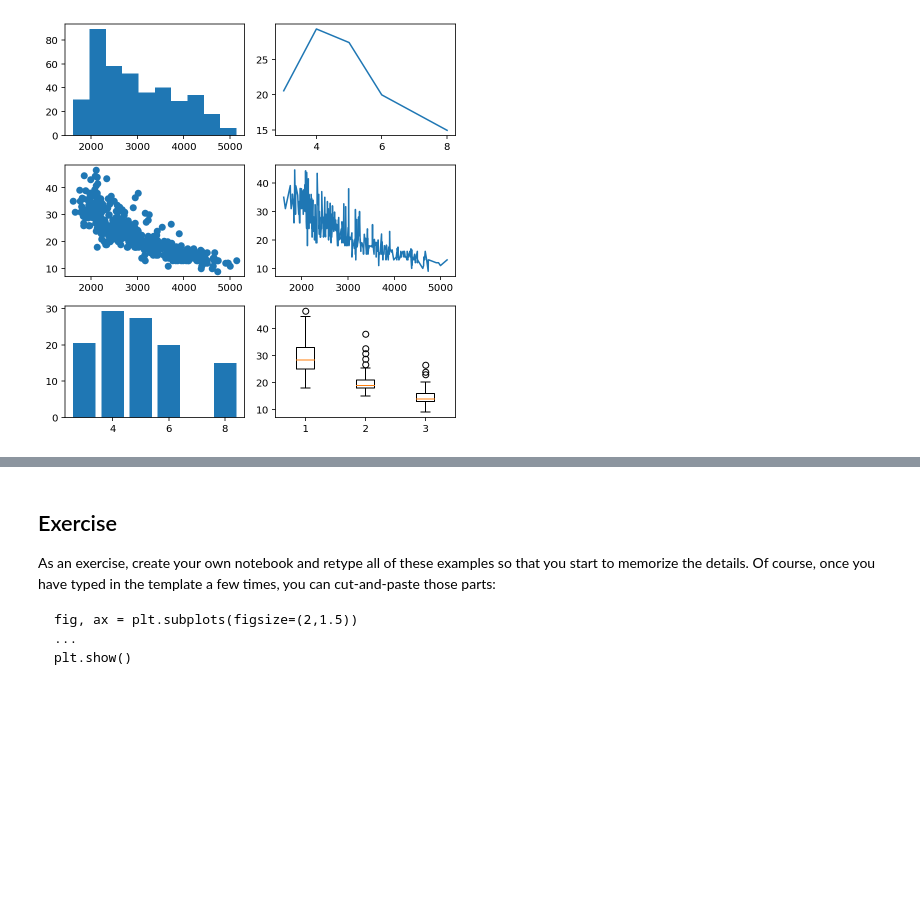
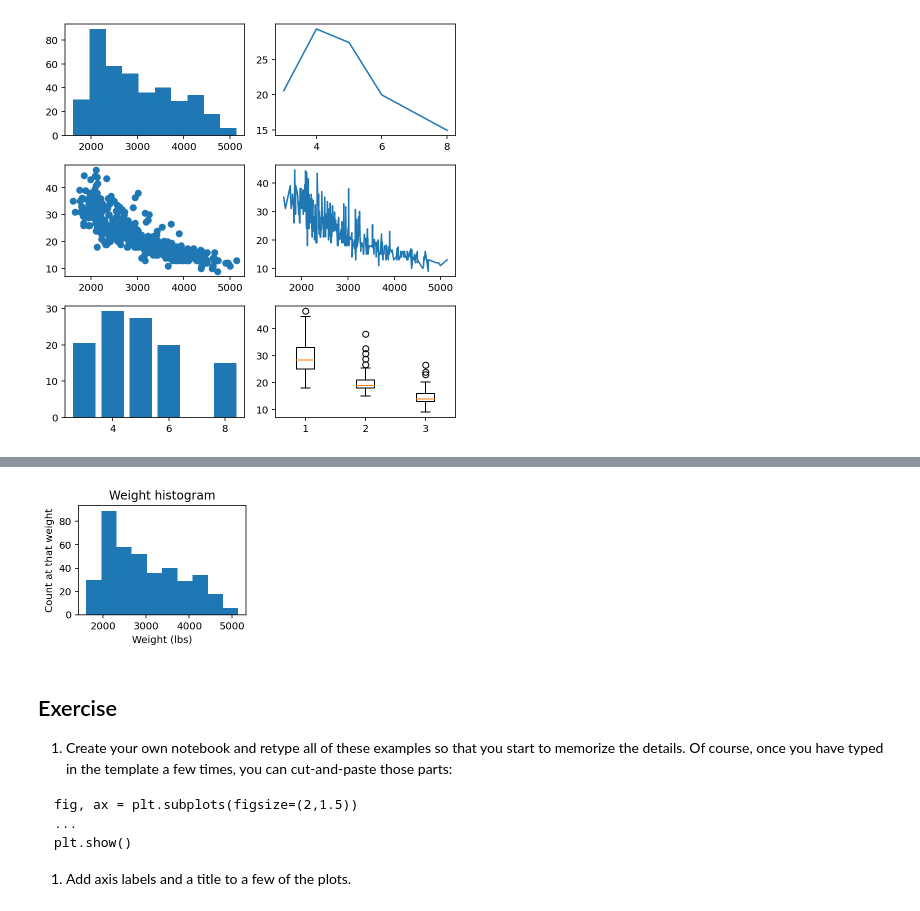
Before and after one commit to parrt/msds593, a Jupyter notebook: notebooks/matplotlib-cookbook.ipynb, the cells around one changed output, grey strips where cells are left out. Saved outputs shown, nothing was run; the diff lists cells and outputs as text; code cells hidden in the pictures; blank space fills up the shorter version.

````diff
--- a/notebooks/matplotlib-cookbook.ipynb
+++ b/notebooks/matplotlib-cookbook.ipynb
@@ -182,11 +191,20 @@ plt.show()
+# %%
+fig, ax = plt.subplots(figsize=(3,2))  # make one subplot (ax) on the figure
+ax.hist(df_cars['WGT'])
+ax.set_xlabel("Weight (lbs)")
+ax.set_ylabel("Count at that weight")
+ax.set_title("Weight histogram")
+plt.show()
+# %% [output]
+[figure, added]
 # %% [markdown]
 ## Exercise
 
 
-As an exercise, create your own notebook and retype all of these examples so that you start to memorize the details. Of course, once you have typed in the template a few times, you can cut-and-paste those parts:
-
+1. Create your own notebook and retype all of these examples so that you start to memorize the details. Of course, once you have typed in the template a few times, you can cut-and-paste those parts:
 ```
 fig, ax = plt.subplots(figsize=(2,1.5))
 ...
 plt.show()
 ```
+1. Add axis labels and a title to a few of the plots.
````
Also changed, not shown: parts of 3 cells of this notebook.
